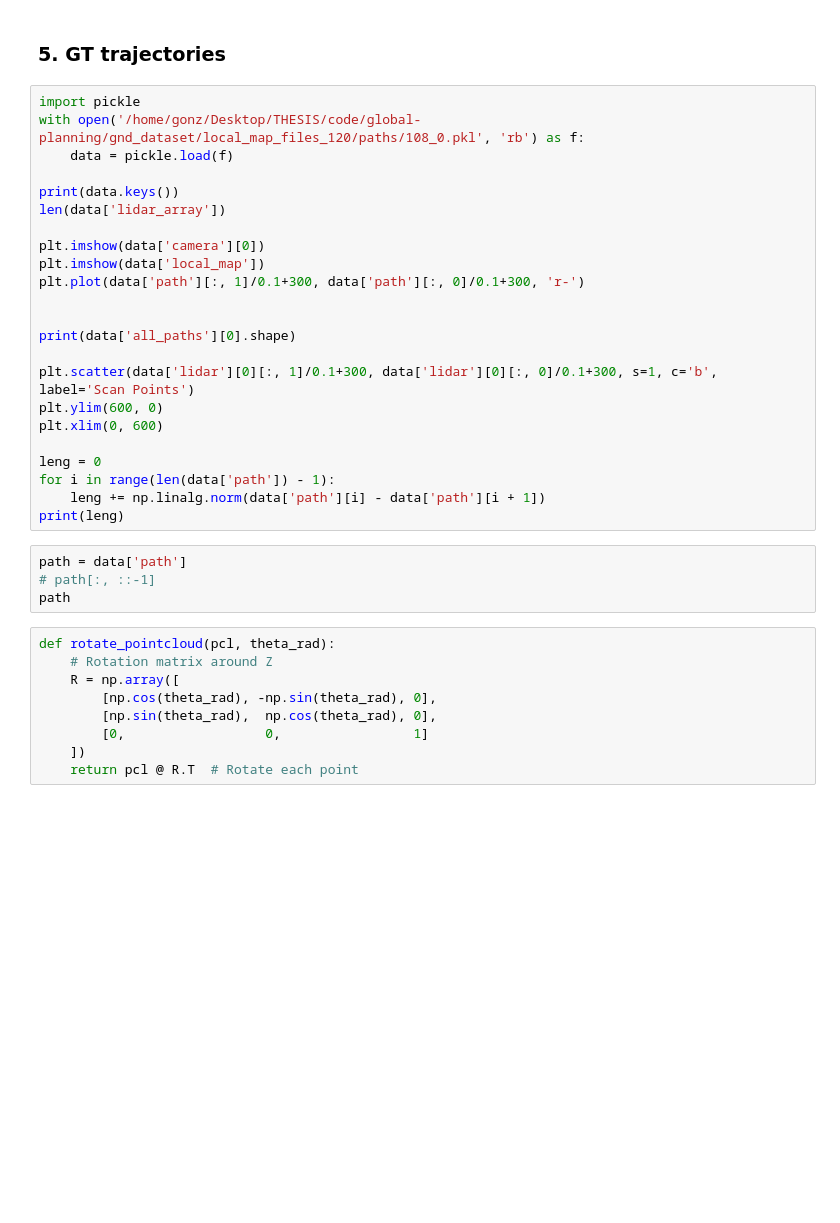
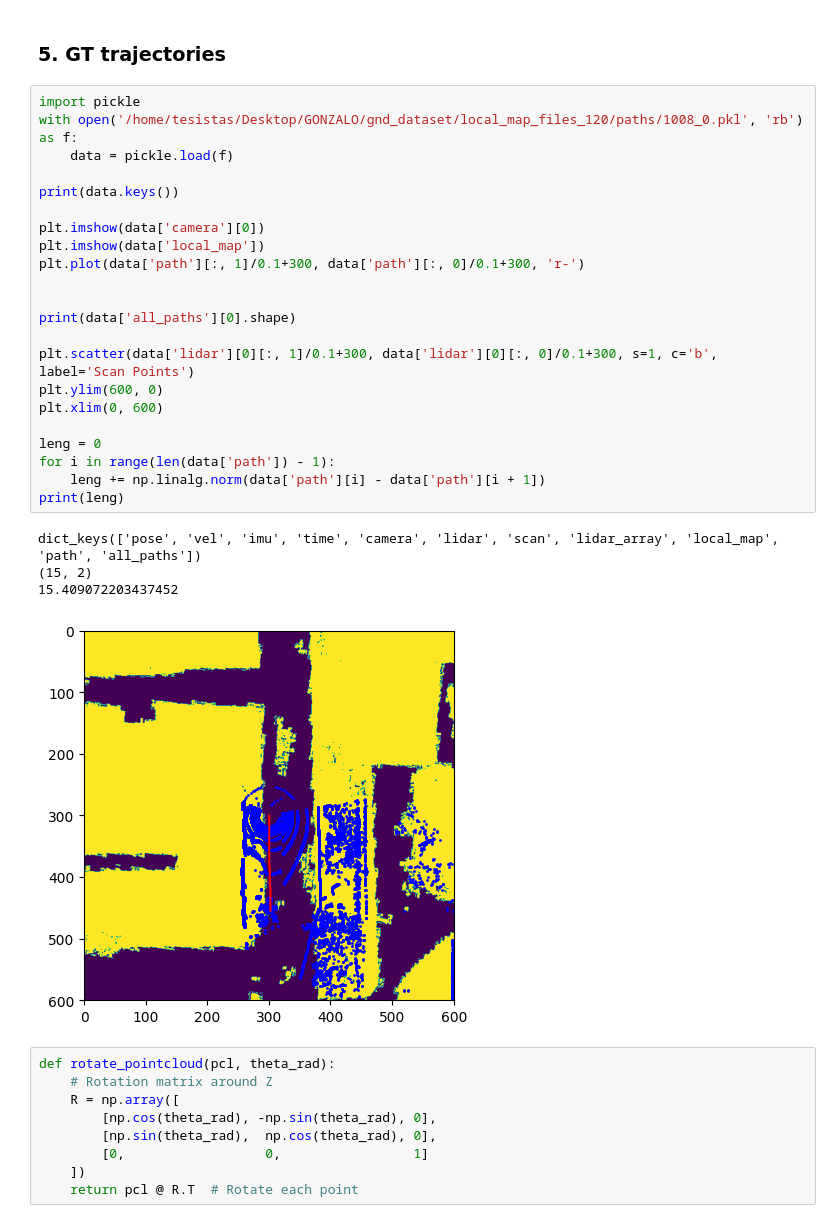
Before and after one commit to gonzal0lguin/fcfm_navigation_dataset, a Jupyter notebook: panther_data.ipynb, the cells around one changed output. Saved outputs shown, nothing was run; the diff lists cells and outputs as text; blank space fills up the shorter version.

```diff
--- a/panther_data.ipynb
+++ b/panther_data.ipynb
@@ -339,31 +359,31 @@ plt.show()
 ### 5. GT trajectories
 # %%
 import pickle
-with open('/home/gonz/Desktop/THESIS/code/global-planning/gnd_dataset/local_map_files_120/paths/108_0.pkl', 'rb') as f:
+with open('/home/tesistas/Desktop/GONZALO/gnd_dataset/local_map_files_120/paths/1008_0.pkl', 'rb') as f:
     data = pickle.load(f)
 
 print(data.keys())
-len(data['lidar_array'])
 
 plt.imshow(data['camera'][0])
 plt.imshow(data['local_map'])
 plt.plot(data['path'][:, 1]/0.1+300, data['path'][:, 0]/0.1+300, 'r-')
 
 
 print(data['all_paths'][0].shape)
 
 plt.scatter(data['lidar'][0][:, 1]/0.1+300, data['lidar'][0][:, 0]/0.1+300, s=1, c='b', label='Scan Points')
 plt.ylim(600, 0)
 plt.xlim(0, 600)
 
 leng = 0
 for i in range(len(data['path']) - 1):
     leng += np.linalg.norm(data['path'][i] - data['path'][i + 1])
 print(leng)
+# %% [output]
+dict_keys(['pose', 'vel', 'imu', 'time', 'camera', 'lidar', 'scan', 'lidar_array', 'local_map', 'path', 'all_paths'])
+(15, 2)
+15.409072203437452
+[figure, added]
-# %%
-path = data['path']
-# path[:, ::-1]
-path
 # %%
 def rotate_pointcloud(pcl, theta_rad):
     # Rotation matrix around Z
```
Also changed, not shown: parts of 18 cells of this notebook, 8 other files.
